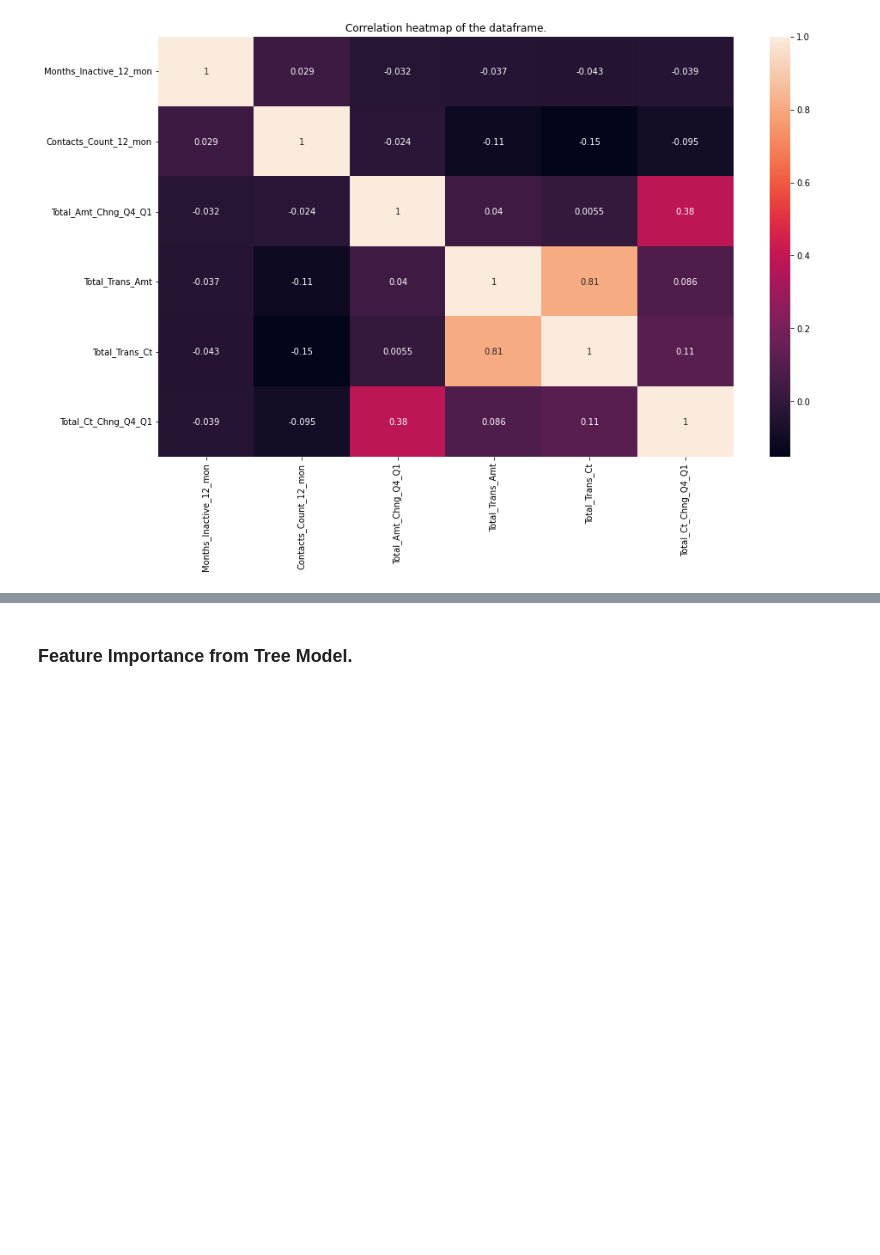
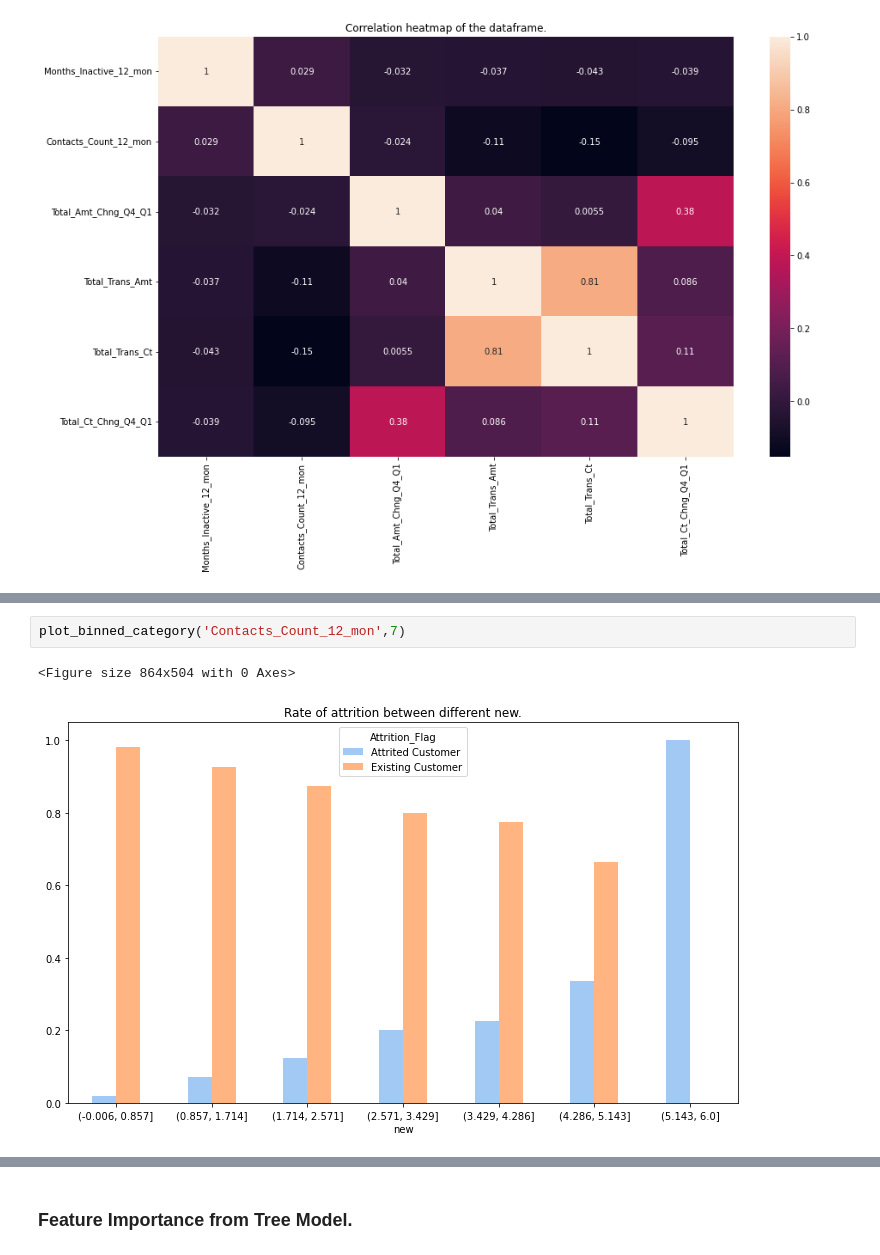
Before and after one commit to habuif/Credit_Card_Project, a Jupyter notebook: CVproject.ipynb, the cells around one changed output, grey strips where cells are left out. Drawn from its saved outputs; the diff is of its cells as text; blank space fills up the shorter version.

```diff
--- a/CVproject.ipynb
+++ b/CVproject.ipynb
@@ -567,0 +471,5 @@ plt.legend(loc='best')
+# %%
+plot_binned_category('Contacts_Count_12_mon',7)
+# %% [output]
+<Figure size 864x504 with 0 Axes>
+[figure, added]
```
Also changed, not shown: parts of 75 cells of this notebook.
